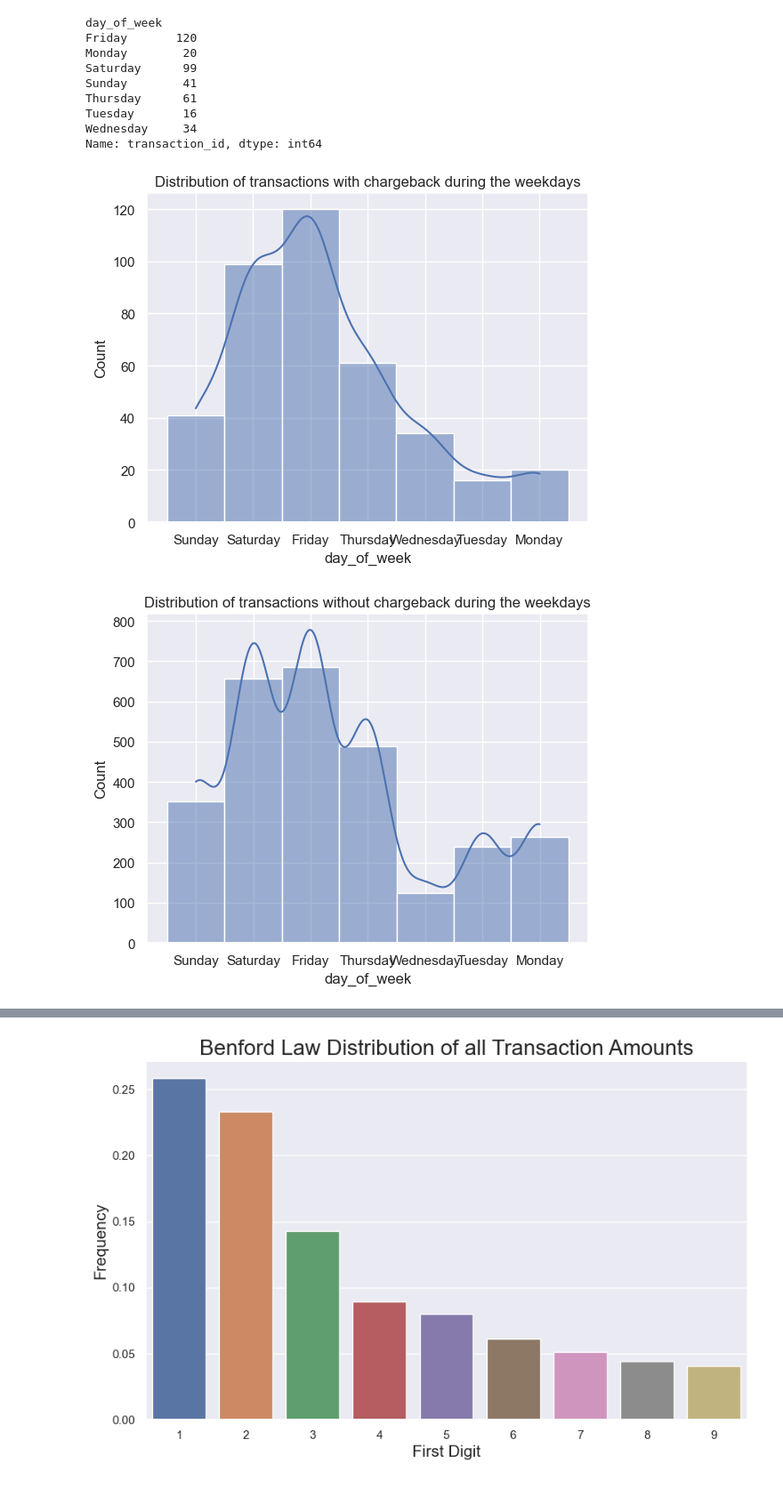
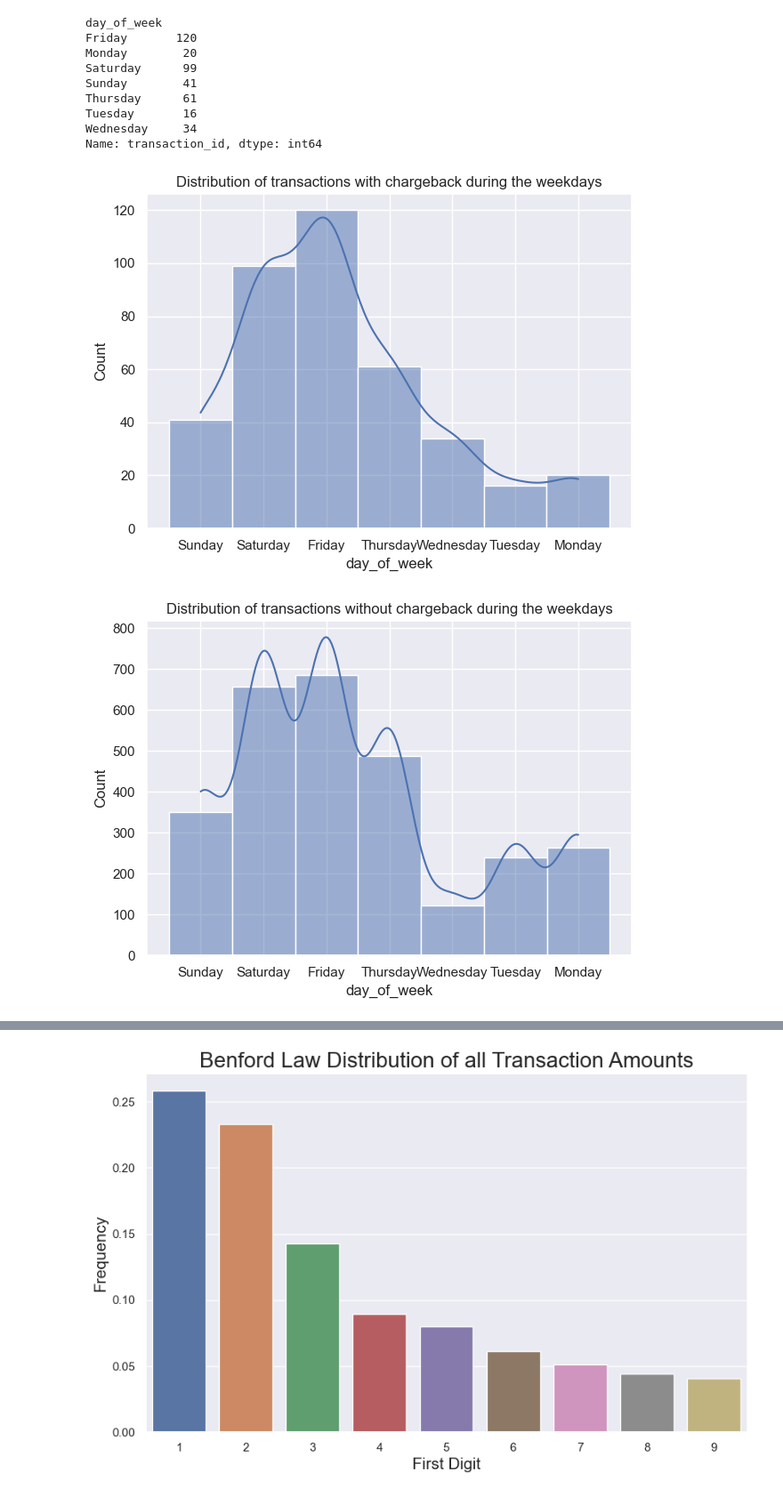
Before and after one commit to rehpires/Risk-analyst-case, a Jupyter notebook: Transactional data.ipynb, the cells around one changed output, grey strips where cells are left out. Shown at 89% size. Drawn from its saved outputs; the diff is of its cells as text; code cells hidden in the pictures.

```diff
--- a/Transactional data.ipynb
+++ b/Transactional data.ipynb
@@ -91,10 +104,12 @@ Wednesday     34
 Name: transaction_id, dtype: int64
 # %%
 ax = sns.histplot(df.loc[df["has_cbk"] == 1].day_of_week,kde=True).set_title("Distribution of transactions with chargeback during the weekdays")
+plt.tight_layout()
 # %% [output]
-[figure, old version]
+[figure, new version]
 # %%
 ax = sns.histplot(df.loc[df["has_cbk"] == 0].day_of_week,kde=True).set_title("Distribution of transactions without chargeback during the weekdays")
+plt.tight_layout()
 # %% [output]
-[figure, old version]
+[figure, new version]
 # %%
```
Also changed, not shown: parts of 20 cells of this notebook, 1 other file.
